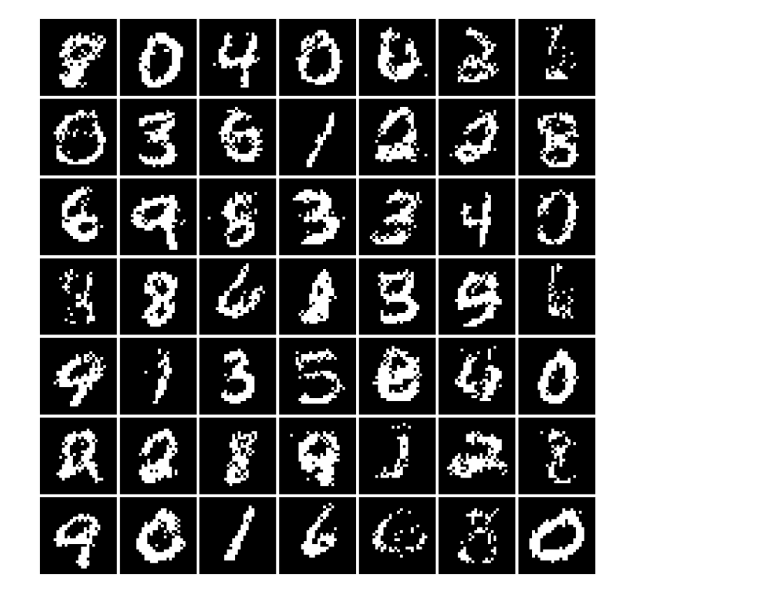
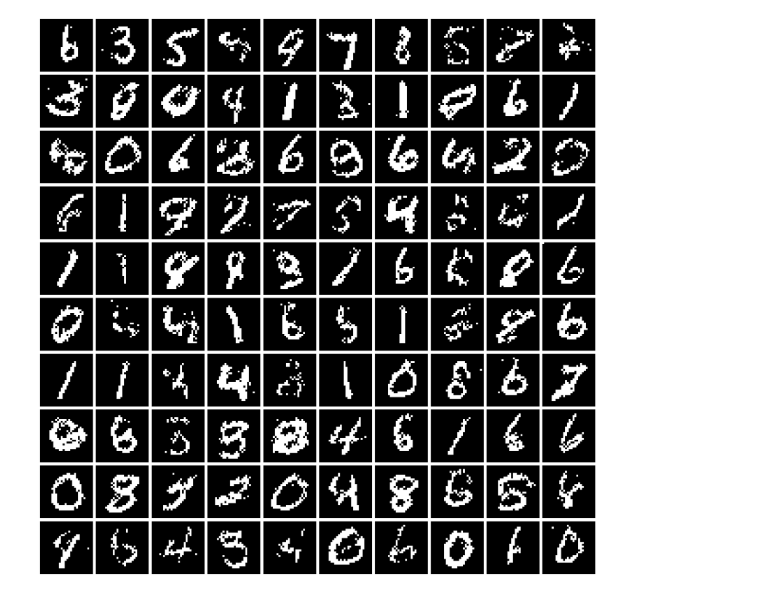
Before and after one commit to jonaskir6/autoregressive_models, a Jupyter notebook: MADE/train.ipynb, the cells around one changed output. Drawn from its saved outputs; the diff is of its cells as text; code cells hidden in the pictures.

```diff
--- a/MADE/train.ipynb
+++ b/MADE/train.ipynb
@@ -6,7 +6,7 @@ import matplotlib.pyplot as plt
 from torch import nn, optim
 # %%
 # HYPERPARAMETERS
-num_epochs = 7
+num_epochs = 12
 
 # TODO Select a optimizer. [ 'adam', 'adamw', 'rmsprop' ]
 optimizer_option = 'adam'
@@ -18,9 +18,9 @@ lr_scheduler_option = 'step'
 batch_size = 64
 
 # TODO Select a learning rate.
-lr= 0.005
+lr= 0.001
 
-num_units=2400
+num_units=2300
 num_layer=4
 # %%
 # Create Dataset/Data Loaders and visualize Dataset
@@ -76,7 +76,7 @@ else:
 #Select scheduler
 scheduler = None
 if lr_scheduler_option == 'step':
-    scheduler = StepLR(optimizer, step_size=2, gamma=0.5)
+    scheduler = StepLR(optimizer, step_size=2, gamma=0.9)
 
 elif lr_scheduler_option == 'exponential':
     scheduler = ExponentialLR(optimizer, gamma=0.9)
@@ -256,5 +256,5 @@ Epoch:   6, Test Loss: 0.1190
 # %%
-final_samples= sampling.sample(MADE, num_samples=49)
+final_samples= sampling.sample(MADE, num_samples=100)
 sampling.save_samples(final_samples)
 # %% [output]
-[figure, old version]
+[figure, new version]
```
Also changed, not shown: parts of 2 cells of this notebook.
